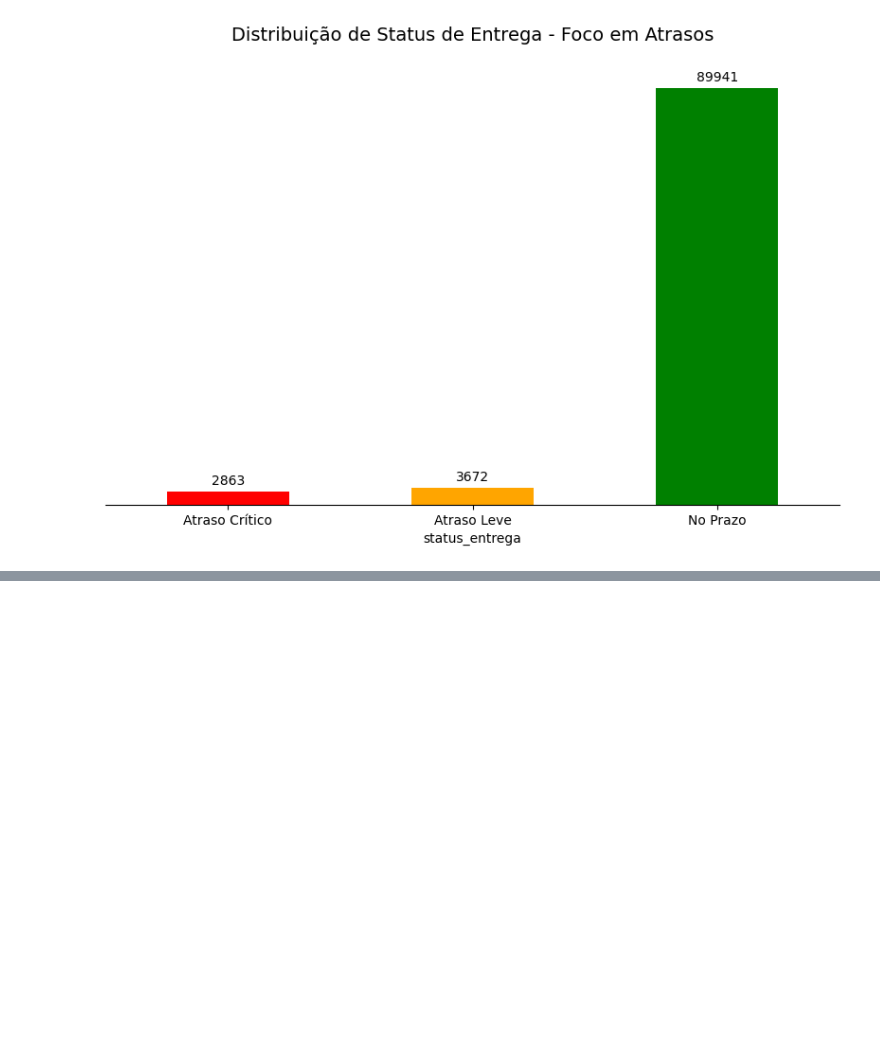
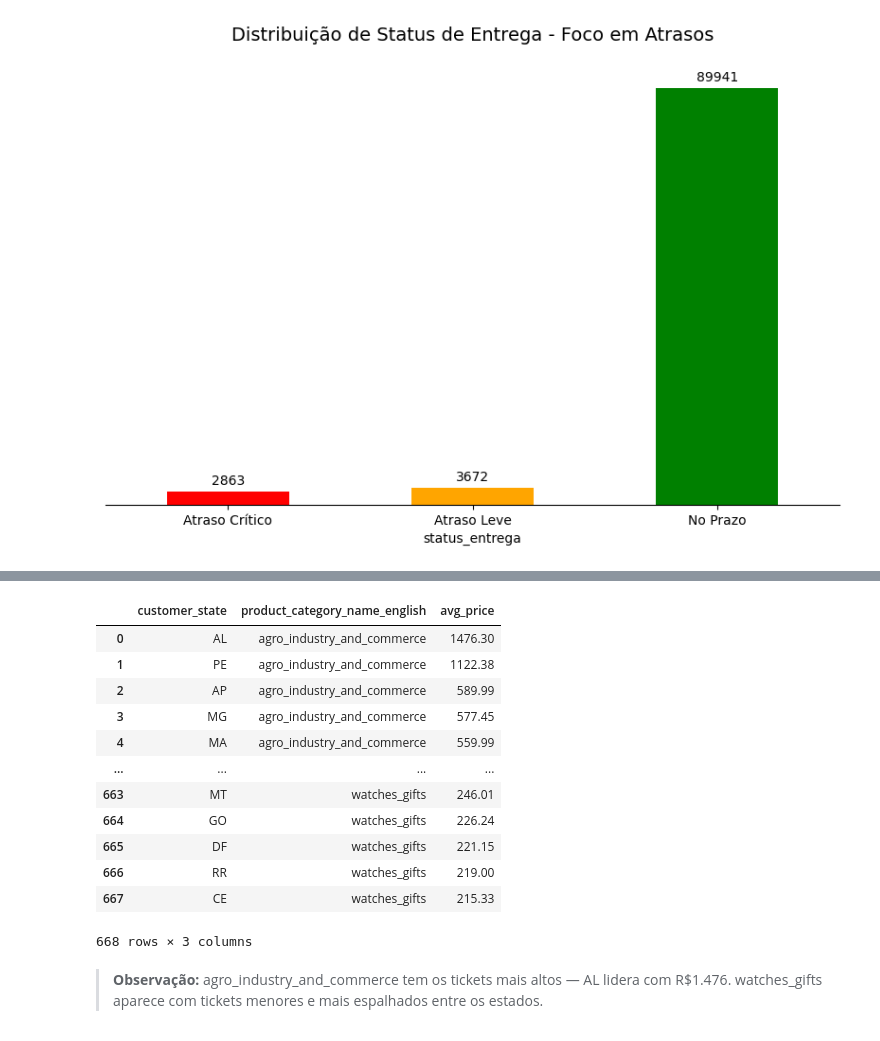
Before and after one commit to LucasFDL/olist-analytics, a Jupyter notebook: notebooks/02_sql_olist.ipynb, the cells around one changed output, grey strips where cells are left out. Cells and saved outputs as stored; diff of their text form; code cells hidden in the pictures; blank space fills up the shorter version.

```diff
--- a/notebooks/02_sql_olist.ipynb
+++ b/notebooks/02_sql_olist.ipynb
@@ -451,0 +494,47 @@ plt.show()
+# %%
+con.execute("""
+    SELECT
+        sb.customer_state,
+        sb.product_category_name_english,
+        sb.avg_price
+    FROM (
+        SELECT
+            ROUND(AVG(oi.price), 2) AS avg_price,
+            c.customer_state,
+            cnt.product_category_name_english,
+            ROW_NUMBER() OVER (PARTITION BY cnt.product_category_name_english ORDER BY avg_price DESC) AS ranking
+        FROM
+            orders AS o
+        JOIN
+            order_items AS oi ON o.order_id = oi.order_id
+        JOIN
+            products AS p ON oi.product_id = p.product_id
+        JOIN
+            customers AS c ON o.customer_id = c.customer_id
+        JOIN
+            category_name_translation AS cnt ON p.product_category_name = cnt.product_category_name
+        GROUP BY
+            c.customer_state,
+            cnt.product_category_name_english
+        ) AS sb
+    WHERE
+        sb.ranking <= 10
+    ORDER BY
+        sb.product_category_name_english, sb.avg_price DESC
+""").df()
+# %% [output]
+|  | customer_state | product_category_name_english | avg_price |
+| 0 | AL | agro_industry_and_commerce | 1476.30 |
+| 1 | PE | agro_industry_and_commerce | 1122.38 |
+| 2 | AP | agro_industry_and_commerce | 589.99 |
+| 3 | MG | agro_industry_and_commerce | 577.45 |
+| 4 | MA | agro_industry_and_commerce | 559.99 |
+| ... | ... | ... | ... |
+| 663 | MT | watches_gifts | 246.01 |
+| 664 | GO | watches_gifts | 226.24 |
+| 665 | DF | watches_gifts | 221.15 |
+| 666 | RR | watches_gifts | 219.00 |
+| 667 | CE | watches_gifts | 215.33 |
+668 rows × 3 columns
+# %% [markdown]
+> **Observação:** agro_industry_and_commerce tem os tickets mais altos — AL lidera com R$1.476. watches_gifts aparece com tickets menores e mais espalhados entre os estados.
```
Also changed, not shown: parts of 5 cells of this notebook.
